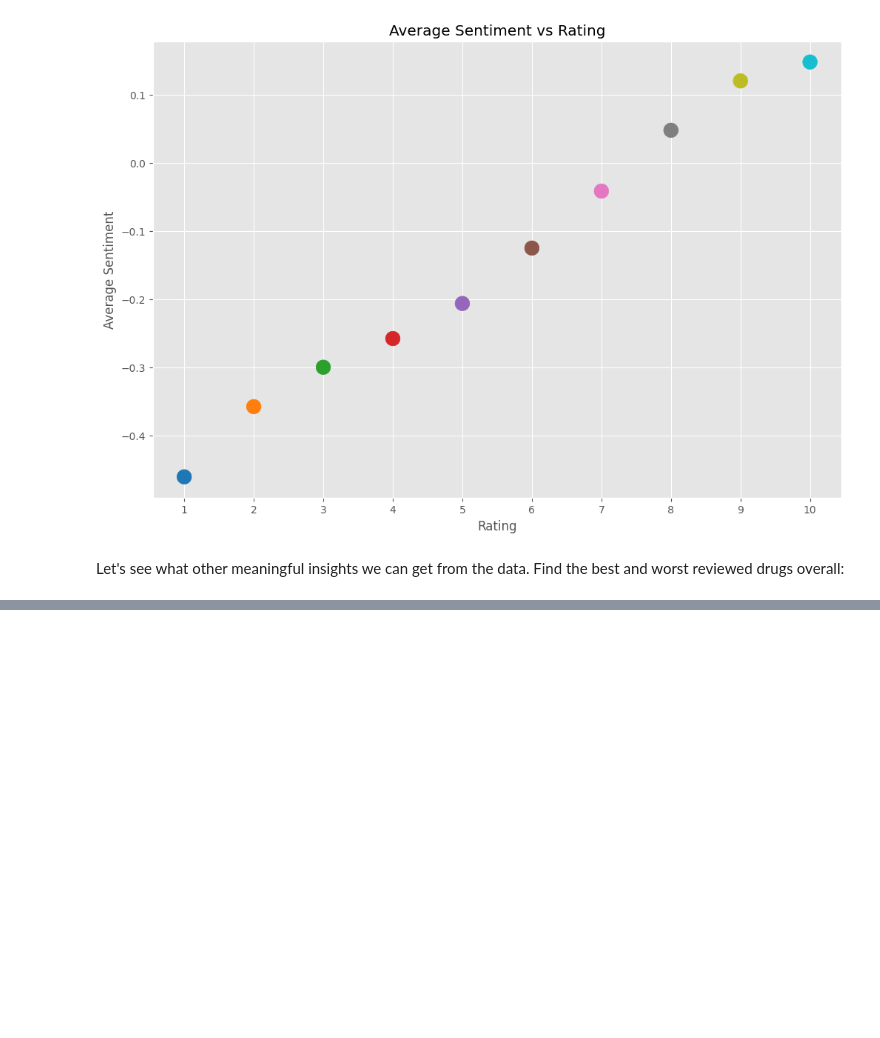
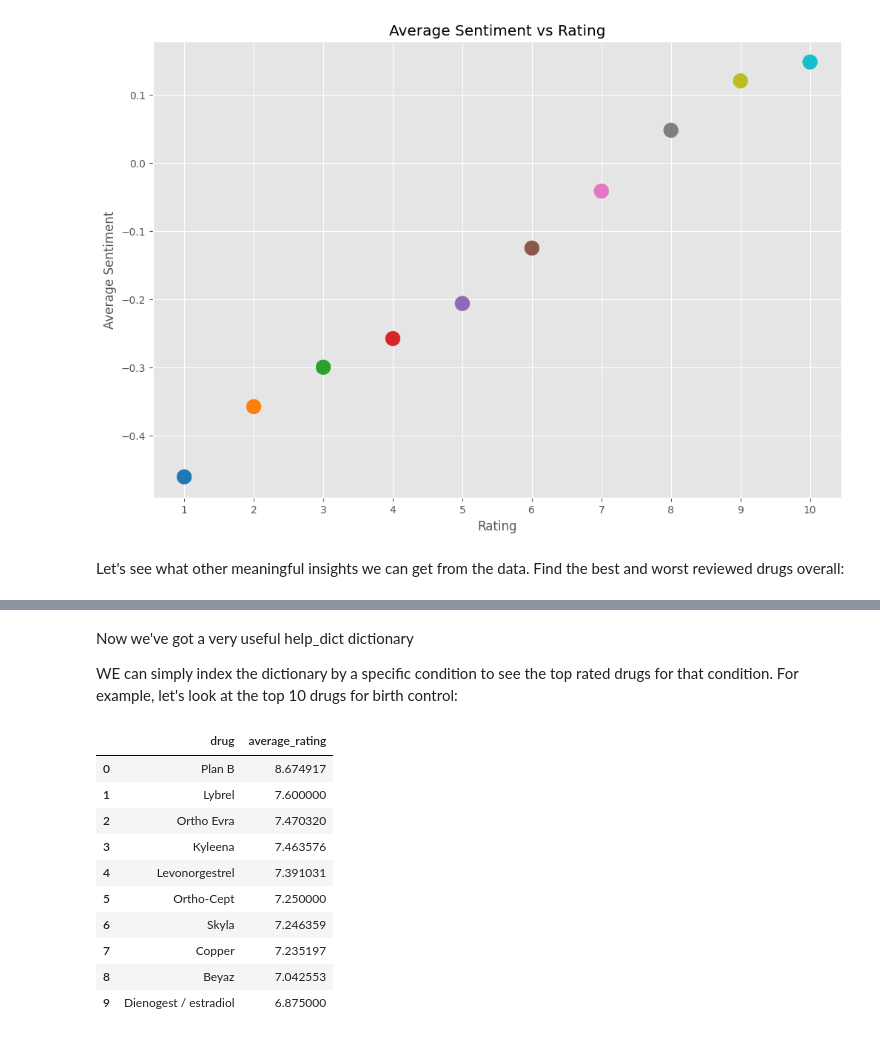
Before and after one commit to ArslanAmanov/AI-ML-DL, a Jupyter notebook: Kaggle Projects /UCI ML drug dataset/uci_ml drug test ML_algorithms.ipynb, the cells around one changed output, grey strips where cells are left out. Saved outputs shown, nothing was run; the diff lists cells and outputs as text; code cells hidden in the pictures; blank space fills up the shorter version.

```diff
--- a/Kaggle Projects /UCI ML drug dataset/uci_ml drug test ML_algorithms.ipynb
+++ b/Kaggle Projects /UCI ML drug dataset/uci_ml drug test ML_algorithms.ipynb
@@ -323,0 +376,36 @@ Let's see what other meaningful insights we can get from the data. Find the best
+# %%
+# Make dictionary of conditions, each value will be a dataframe of all of the drugs used to treat the given condition
+help_dict = {}
+
+# Iterate over conditions
+for i in train.condition.unique():
+
+    temp_ls = []
+
+    # Iterate over drugs within a given condition
+    for j in train[train.condition == i].drugName.unique():
+
+        # If there are at least 10 reviews for a drug, save its name and average rating in temporary list
+        if np.sum(train.drugName == j) >= 10:
+            temp_ls.append((j, np.sum(train[train.drugName == j].rating) / np.sum(train.drugName == j)))
+
+    # Save temporary list as a dataframe as a value in help dictionary, sorted best to worst drugs
+    help_dict[i] = pd.DataFrame(data=temp_ls, columns=['drug', 'average_rating']).sort_values(by='average_rating', ascending=False).reset_index(drop=True)
+# %% [markdown]
+Now we've got a very useful help_dict dictionary
+
+WE can simply index the dictionary by a specific condition to see the top rated drugs for that condition. For example, let's look at the top 10 drugs for birth control:
+# %%
+help_dict ['Birth Control'].iloc[:10]
+# %% [output]
+|  | drug | average_rating |
+| 0 | Plan B | 8.674917 |
+| 1 | Lybrel | 7.600000 |
+| 2 | Ortho Evra | 7.470320 |
+| 3 | Kyleena | 7.463576 |
+| 4 | Levonorgestrel | 7.391031 |
+| 5 | Ortho-Cept | 7.250000 |
+| 6 | Skyla | 7.246359 |
+| 7 | Copper | 7.235197 |
+| 8 | Beyaz | 7.042553 |
+| 9 | Dienogest / estradiol | 6.875000 |
```
Also changed, not shown: parts of 11 cells of this notebook.
